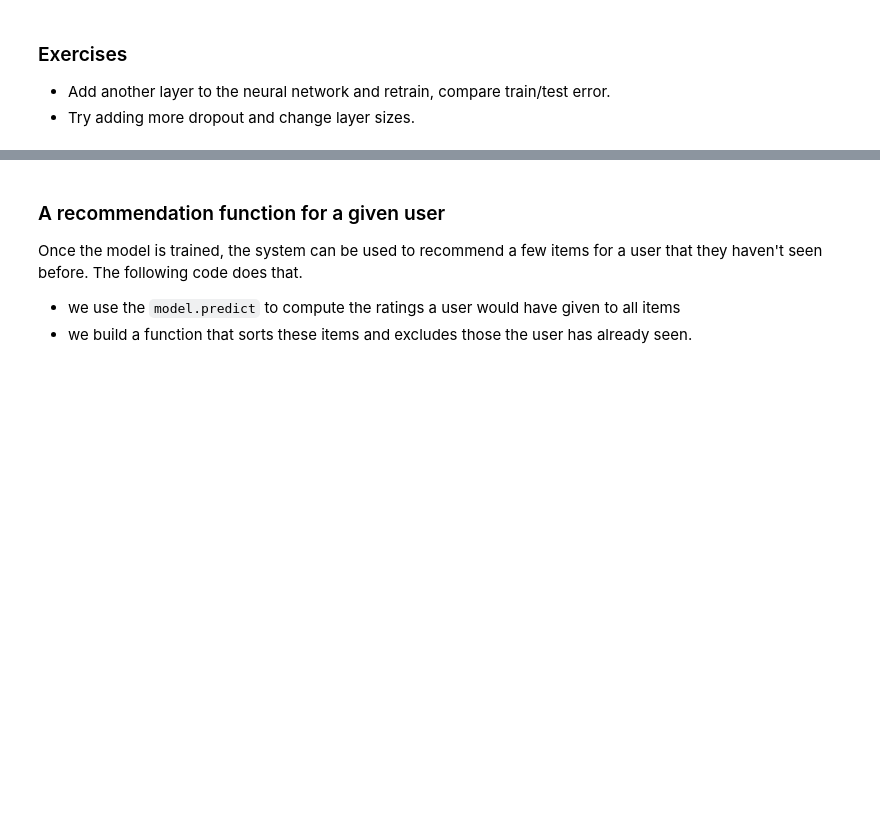
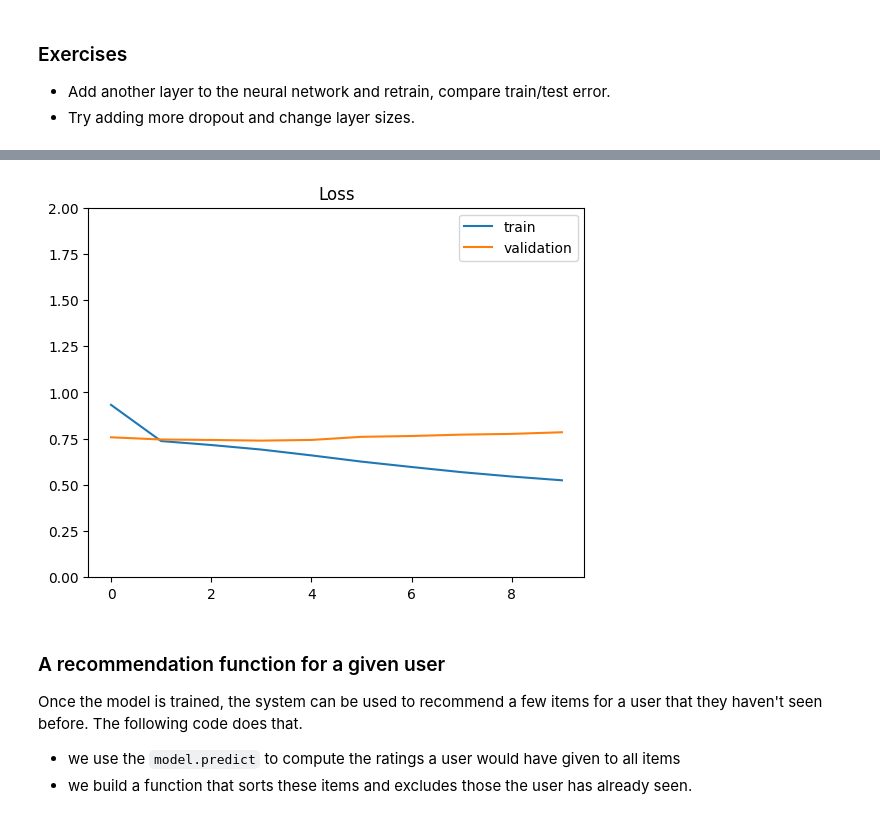
Before and after one commit to neethil/deep_learning, a Jupyter notebook: 01_materials/labs/lab_3.ipynb, the cells around one changed output, grey strips where cells are left out. Cells and saved outputs as stored; diff of their text form; code cells hidden in the pictures; blank space fills up the shorter version.

```diff
--- a/01_materials/labs/lab_3.ipynb
+++ b/01_materials/labs/lab_3.ipynb
@@ -502,0 +587,4 @@ px.scatter(tsne_df, x="tsne_1", y="tsne_2",
+# %%
+history2 = model2.fit([user_id_train, item_id_train], rating_train,
+                    batch_size=64, epochs=10, validation_split=0.1,
+                    shuffle=True)
@@ -503,3 +612,11 @@ px.scatter(tsne_df, x="tsne_1", y="tsne_2",
+# %%
+plt.plot(history2.history['loss'], label='train')
+plt.plot(history2.history['val_loss'], label='validation')
+plt.ylim(0, 2)
+plt.legend(loc='best')
+plt.title('Loss');
+# %% [output]
+[figure, added]
 # %% [markdown]
 ### A recommendation function for a given user
 
```
Also changed, not shown: parts of 19 cells of this notebook.
